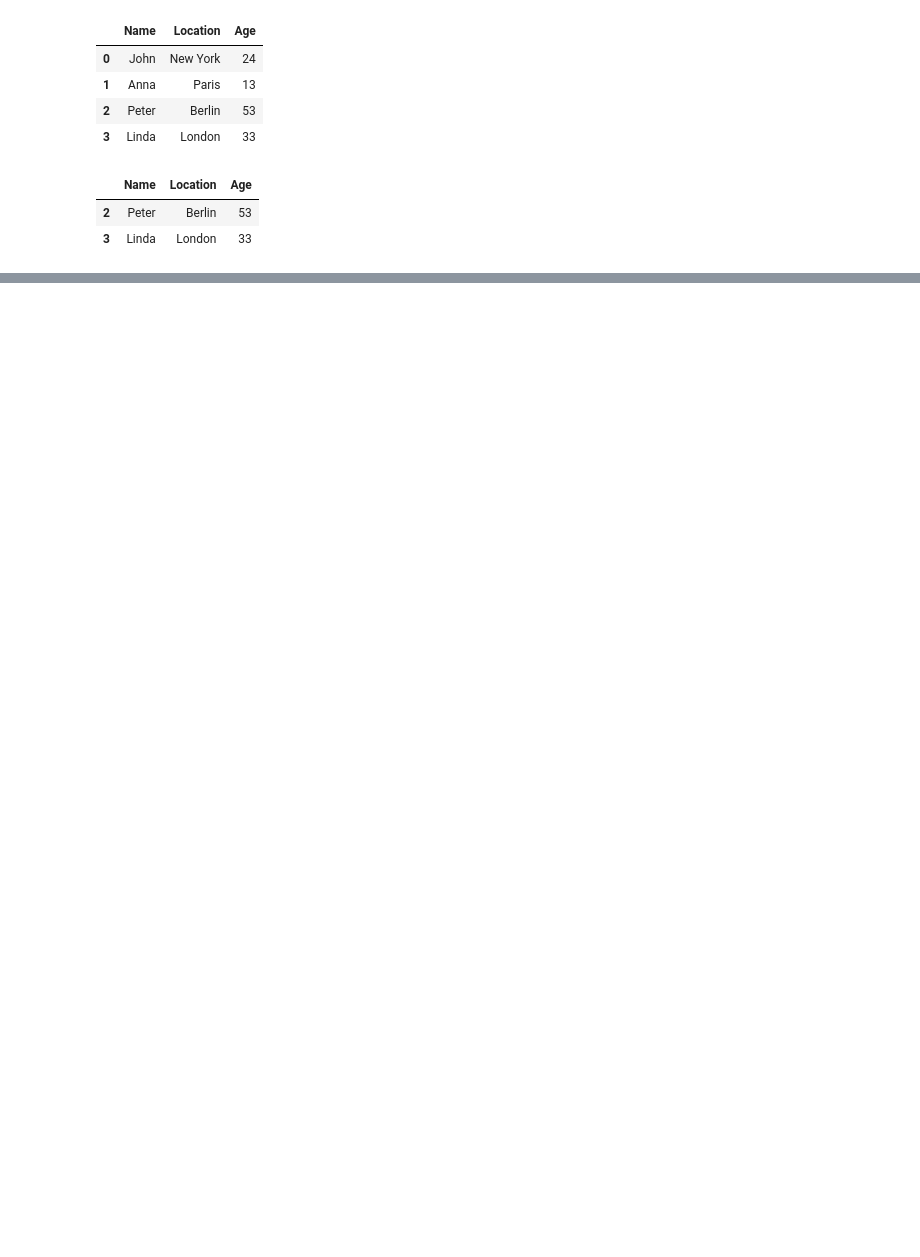
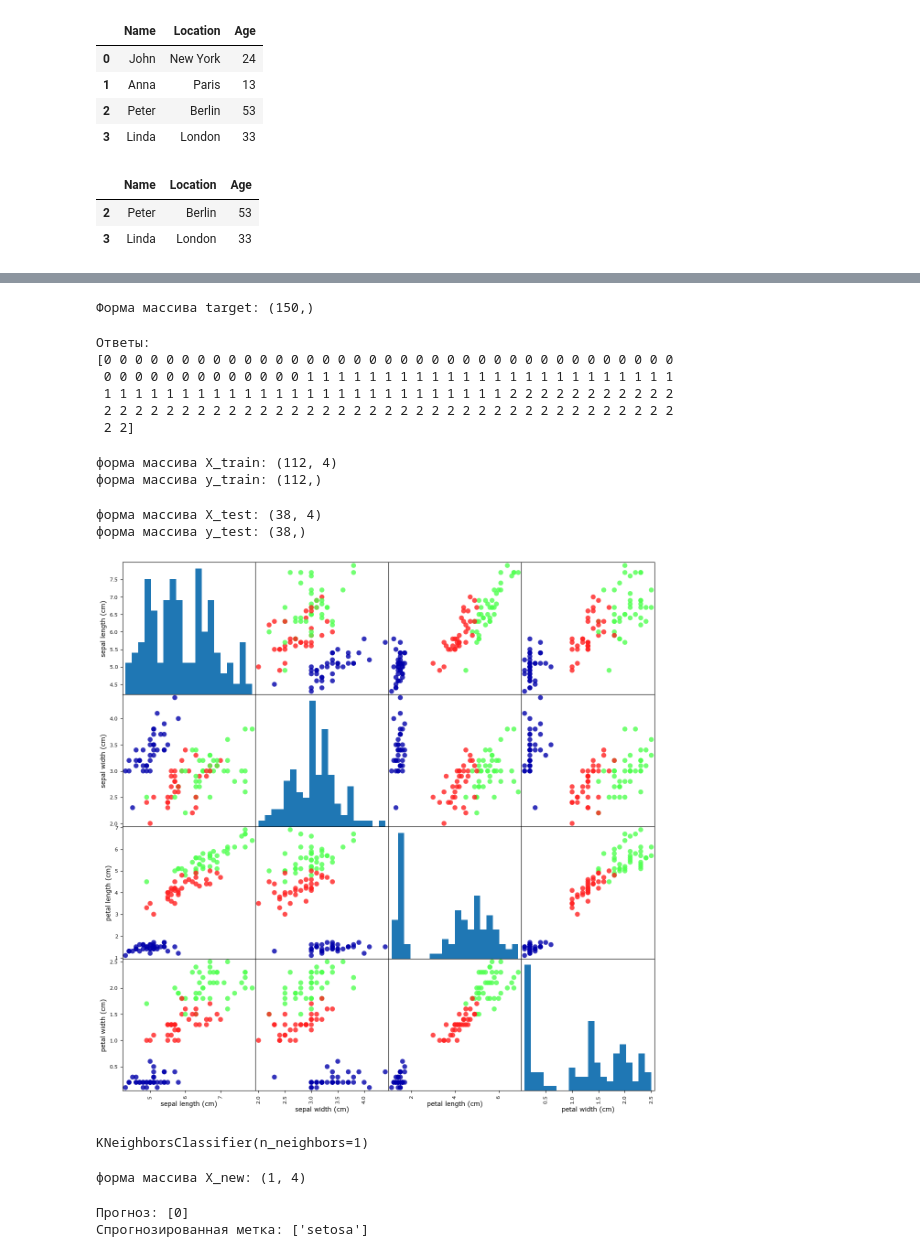
Before and after one commit to grigvlwork/ml_muller, a Jupyter notebook: chapter1.ipynb, the cells around one changed output, grey strips where cells are left out. Saved outputs shown, nothing was run; the diff lists cells and outputs as text; code cells hidden in the pictures; blank space fills up the shorter version.

```diff
--- a/chapter1.ipynb
+++ b/chapter1.ipynb
@@ -71,3 +71,13 @@ display(data_pandas[data_pandas.Age > 30])
 |  | Name | Location | Age |
 | 2 | Peter | Berlin | 53 |
 | 3 | Linda | London | 33 |
+# %%
+# работает если установить pip install joblib==1.1.0
+# первый блок программного кода каждой главы должен выглядеть следующим образом
+import numpy as np
+import matplotlib.pyplot as plt
+%matplotlib inline
+import pandas as pd
+import mglearn
+from IPython.display import display
+plt.rc('font', family='Verdana')
@@ -73,0 +114,4 @@ display(data_pandas[data_pandas.Age > 30])
+# %%
+# страница 28
+from sklearn.datasets import load_iris
+iris_dataset = load_iris()
@@ -73,0 +168,44 @@ display(data_pandas[data_pandas.Age > 30])
+# %%
+print("Форма массива target: {}".format(iris_dataset['target'].shape))
+# %% [output]
+Форма массива target: (150,)
+# %%
+print("Ответы:\n{}".format(iris_dataset['target']))
+# %% [output]
+Ответы:
+[0 0 0 0 0 0 0 0 0 0 0 0 0 0 0 0 0 0 0 0 0 0 0 0 0 0 0 0 0 0 0 0 0 0 0 0 0
+ 0 0 0 0 0 0 0 0 0 0 0 0 0 1 1 1 1 1 1 1 1 1 1 1 1 1 1 1 1 1 1 1 1 1 1 1 1
+ 1 1 1 1 1 1 1 1 1 1 1 1 1 1 1 1 1 1 1 1 1 1 1 1 1 1 2 2 2 2 2 2 2 2 2 2 2
+ 2 2 2 2 2 2 2 2 2 2 2 2 2 2 2 2 2 2 2 2 2 2 2 2 2 2 2 2 2 2 2 2 2 2 2 2 2
+ 2 2]
+# %%
+# страница 32
+from sklearn.model_selection import train_test_split
+X_train, X_test, y_train, y_test = train_test_split(
+        iris_dataset['data'], iris_dataset['target'], random_state=0)
+# %%
+print("форма массива X_train: {}".format(X_train.shape))
+print("форма массива y_train: {}".format(y_train.shape))
+# %% [output]
+форма массива X_train: (112, 4)
+форма массива y_train: (112,)
+# %%
+print("форма массива X_test: {}".format(X_test.shape))
+print("форма массива y_test: {}".format(y_test.shape))
+# %% [output]
+форма массива X_test: (38, 4)
+форма массива y_test: (38,)
+# %%
+# создаем dataframe из данных в массиве X_train
+# маркируем столбцы, используя строки в iris_dataset.feature_names
+
+# следующий импорт применен для работы scatter_matrix
+from pandas.plotting import scatter_matrix
+iris_dataframe = pd.DataFrame(X_train, columns=iris_dataset.feature_names)
+# создаем матрицу рассеяния из dataframe, цвет точек задаем с помощью y_train
+
+# строка изменена см. выше
+grr = scatter_matrix(iris_dataframe, c=y_train, figsize=(15, 15), marker='o',
+                        hist_kwds={'bins': 20}, s=60, alpha=.8, cmap=mglearn.cm3)
+# %% [output]
+[figure, added]
@@ -73,0 +216,18 @@ display(data_pandas[data_pandas.Age > 30])
+# %%
+knn.fit(X_train, y_train)
+# %% [output]
+KNeighborsClassifier(n_neighbors=1)
+# %%
+# страница 36
+X_new = np.array([[5, 2.9, 1, 0.2]])
+print("форма массива X_new: {}".format(X_new.shape))
+# %% [output]
+форма массива X_new: (1, 4)
+# %%
+prediction = knn.predict(X_new)
+print("Прогноз: {}".format(prediction))
+print("Спрогнозированная метка: {}".format(
+    iris_dataset['target_names'][prediction]))
+# %% [output]
+Прогноз: [0]
+Спрогнозированная метка: ['setosa']
```
Also changed, not shown: parts of 15 cells of this notebook.
